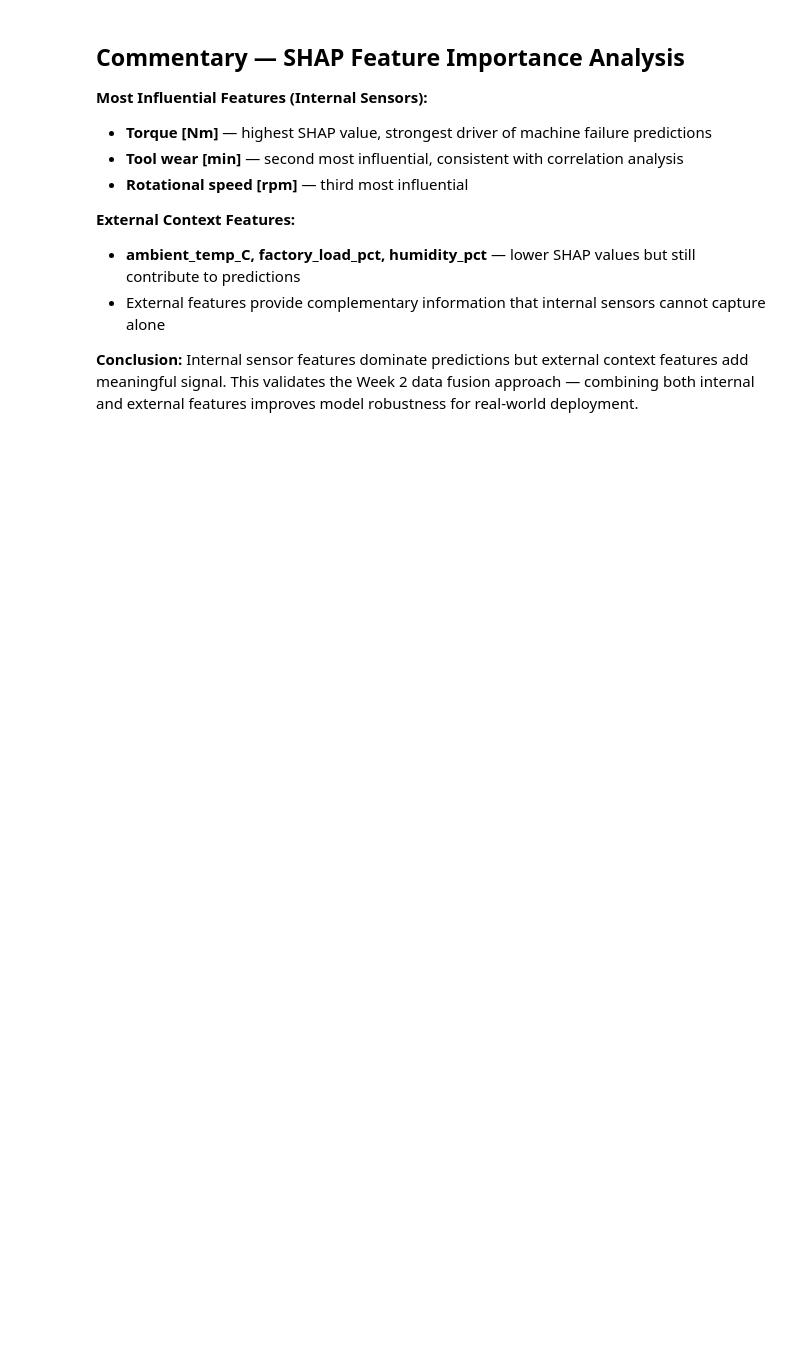
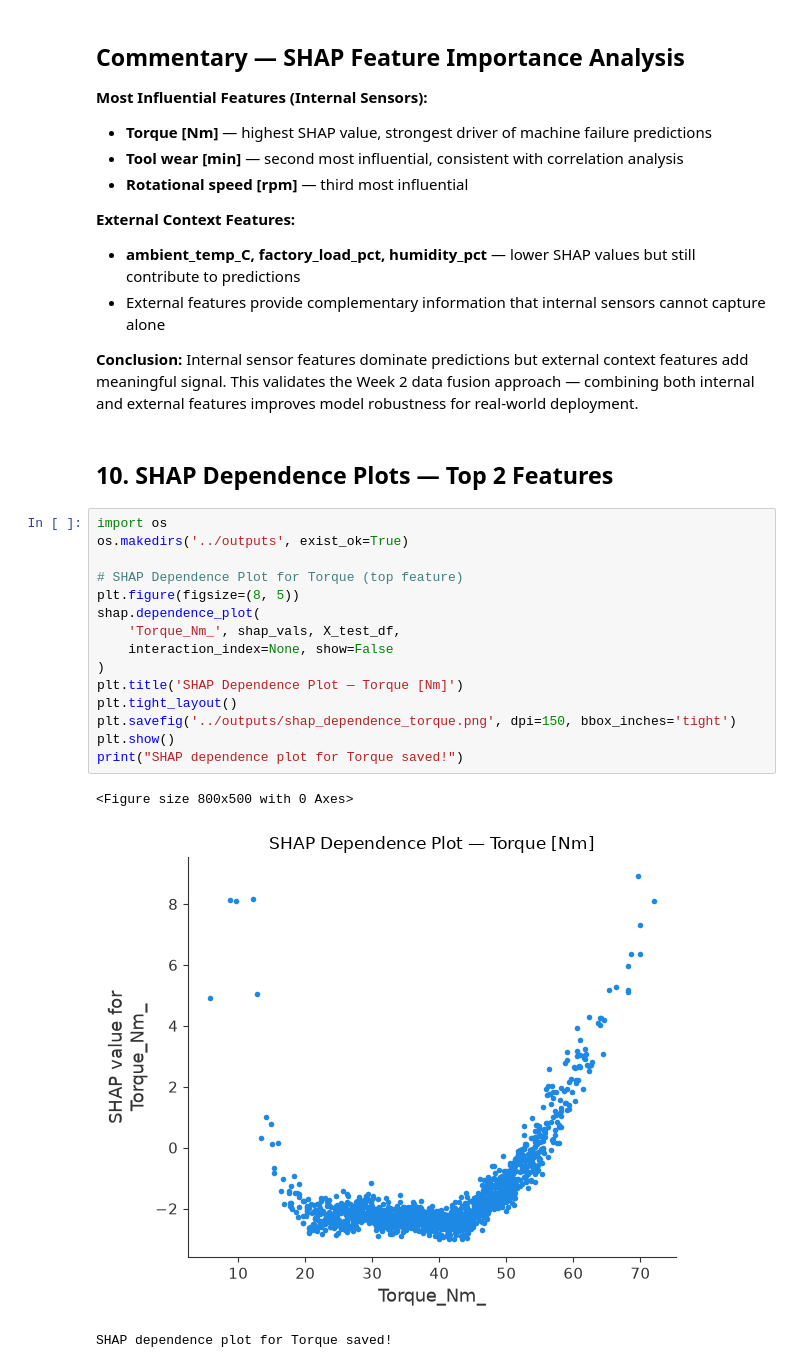
Before and after one commit to tarunsaxena2/predictive-maintance-iot, a Jupyter notebook: notebooks/week3_modeling.ipynb, the cells around one changed output. Drawn from its saved outputs; the diff is of its cells as text; blank space fills up the shorter version.

Commit message:
feat: generate SHAP dependence plots and write feature importance analysis (fixes #14)

```diff
--- a/notebooks/week3_modeling.ipynb
+++ b/notebooks/week3_modeling.ipynb
@@ -283,3 +368,24 @@ print("SHAP bar plot saved!")
 
 **Conclusion:**
 Internal sensor features dominate predictions but external context features add meaningful signal. This validates the Week 2 data fusion approach — combining both internal and external features improves model robustness for real-world deployment.
+# %% [markdown]
+## 10. SHAP Dependence Plots — Top 2 Features
+# %%
+import os
+os.makedirs('../outputs', exist_ok=True)
+
+# SHAP Dependence Plot for Torque (top feature)
+plt.figure(figsize=(8, 5))
+shap.dependence_plot(
+    'Torque_Nm_', shap_vals, X_test_df,
+    interaction_index=None, show=False
+)
+plt.title('SHAP Dependence Plot — Torque [Nm]')
+plt.tight_layout()
+plt.savefig('../outputs/shap_dependence_torque.png', dpi=150, bbox_inches='tight')
+plt.show()
+print("SHAP dependence plot for Torque saved!")
+# %% [output]
+<Figure size 800x500 with 0 Axes>
+[figure, added]
+SHAP dependence plot for Torque saved!
```
Also changed, not shown: parts of 14 cells of this notebook, 2 other files.
